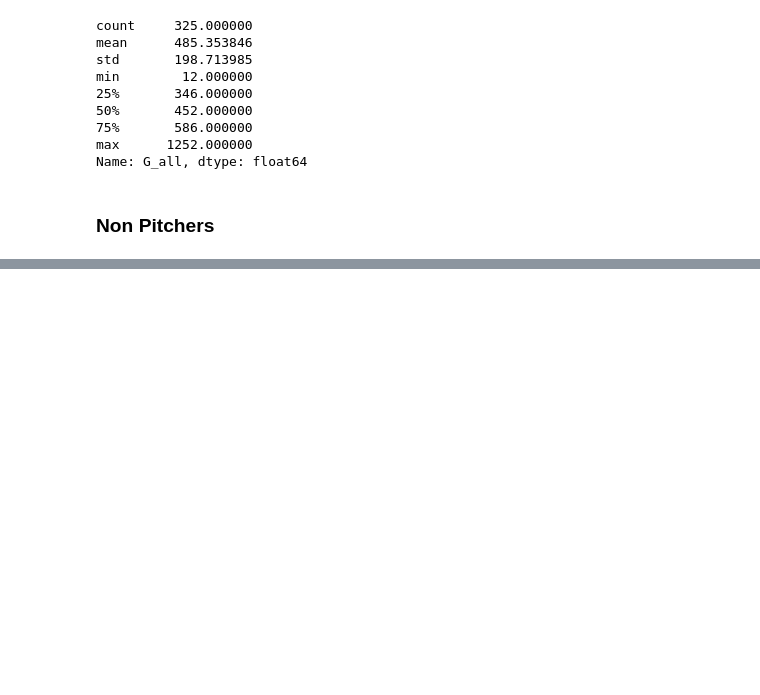
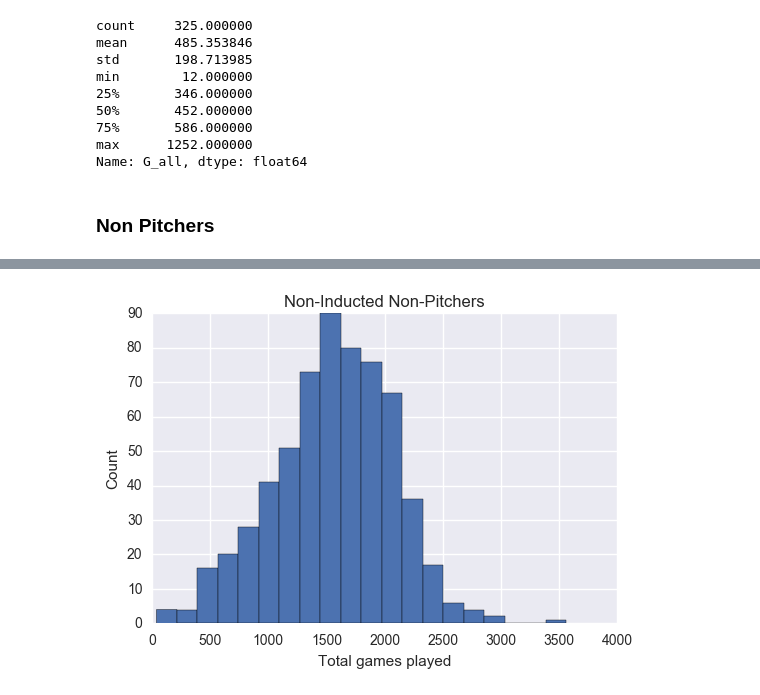
Before and after one commit to hueykwik/baseballhof, a Jupyter notebook: Baseball Exploration.ipynb, the cells around one changed output, grey strips where cells are left out. Cells and saved outputs as stored; diff of their text form; code cells hidden in the pictures; blank space fills up the shorter version.

```diff
--- a/Baseball Exploration.ipynb
+++ b/Baseball Exploration.ipynb
@@ -372,0 +378,4 @@ non_inducted_non_pitchers = inducted_players[inducted_players.Position != 'P']
+# %%
+plot_total_games(non_inducted_non_pitchers, "Non-Inducted Non-Pitchers", bins=20)
+# %% [output]
+[figure, added]
```
Also changed, not shown: parts of 4 cells of this notebook.
